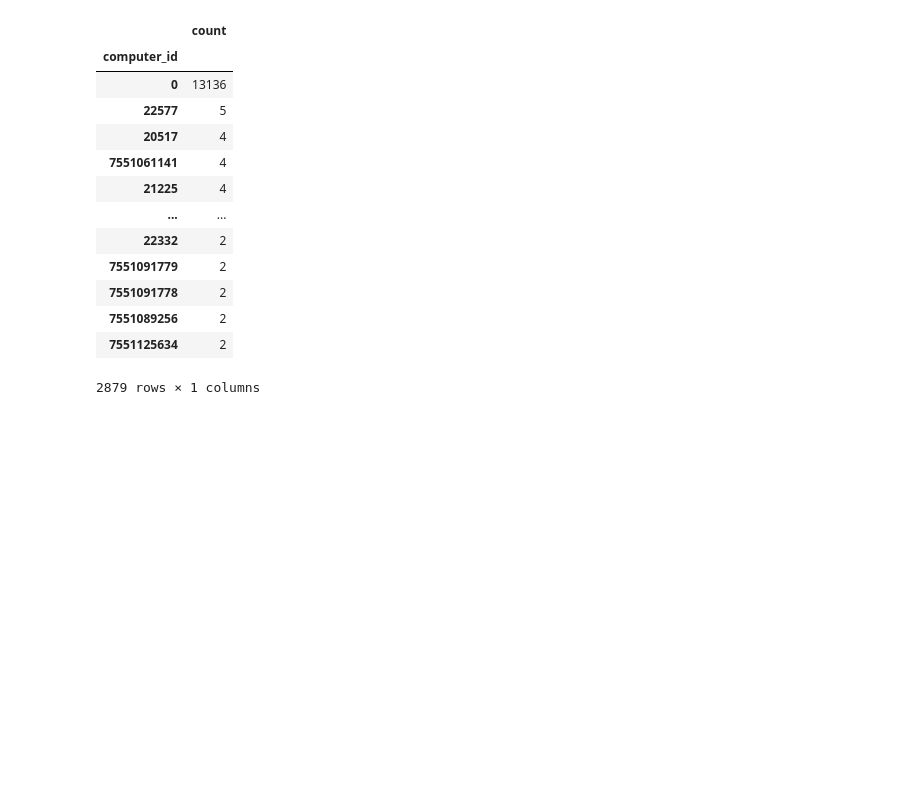
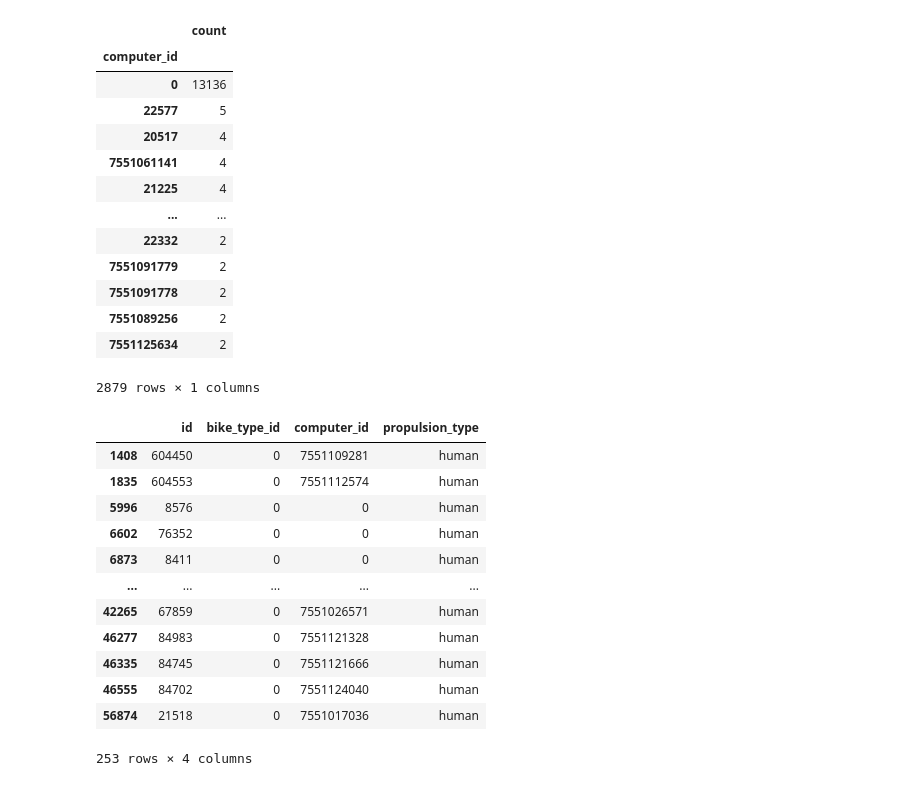
Before and after one commit to zakarya-22/FML_Challenge_IMT, a Jupyter notebook: jayesh/Scratchpad.ipynb, the cells around one changed output. Cells and saved outputs as stored; diff of their text form; code cells hidden in the pictures; blank space fills up the shorter version.

```diff
--- a/jayesh/Scratchpad.ipynb
+++ b/jayesh/Scratchpad.ipynb
@@ -327,3 +327,19 @@ bikes_with_same_computer.query("count > 1")
 | 7551089256 | 2 |
 | 7551125634 | 2 |
 2879 rows × 1 columns
+# %%
+bikes.query("bike_type_id == 0")
+# %% [output]
+|  | id | bike_type_id | computer_id | propulsion_type |
+| 1408 | 604450 | 0 | 7551109281 | human |
+| 1835 | 604553 | 0 | 7551112574 | human |
+| 5996 | 8576 | 0 | 0 | human |
+| 6602 | 76352 | 0 | 0 | human |
+| 6873 | 8411 | 0 | 0 | human |
+| ... | ... | ... | ... | ... |
+| 42265 | 67859 | 0 | 7551026571 | human |
+| 46277 | 84983 | 0 | 7551121328 | human |
+| 46335 | 84745 | 0 | 7551121666 | human |
+| 46555 | 84702 | 0 | 7551124040 | human |
+| 56874 | 21518 | 0 | 7551017036 | human |
+253 rows × 4 columns
```
Also changed, not shown: parts of 2 cells of this notebook, 1 other file.
